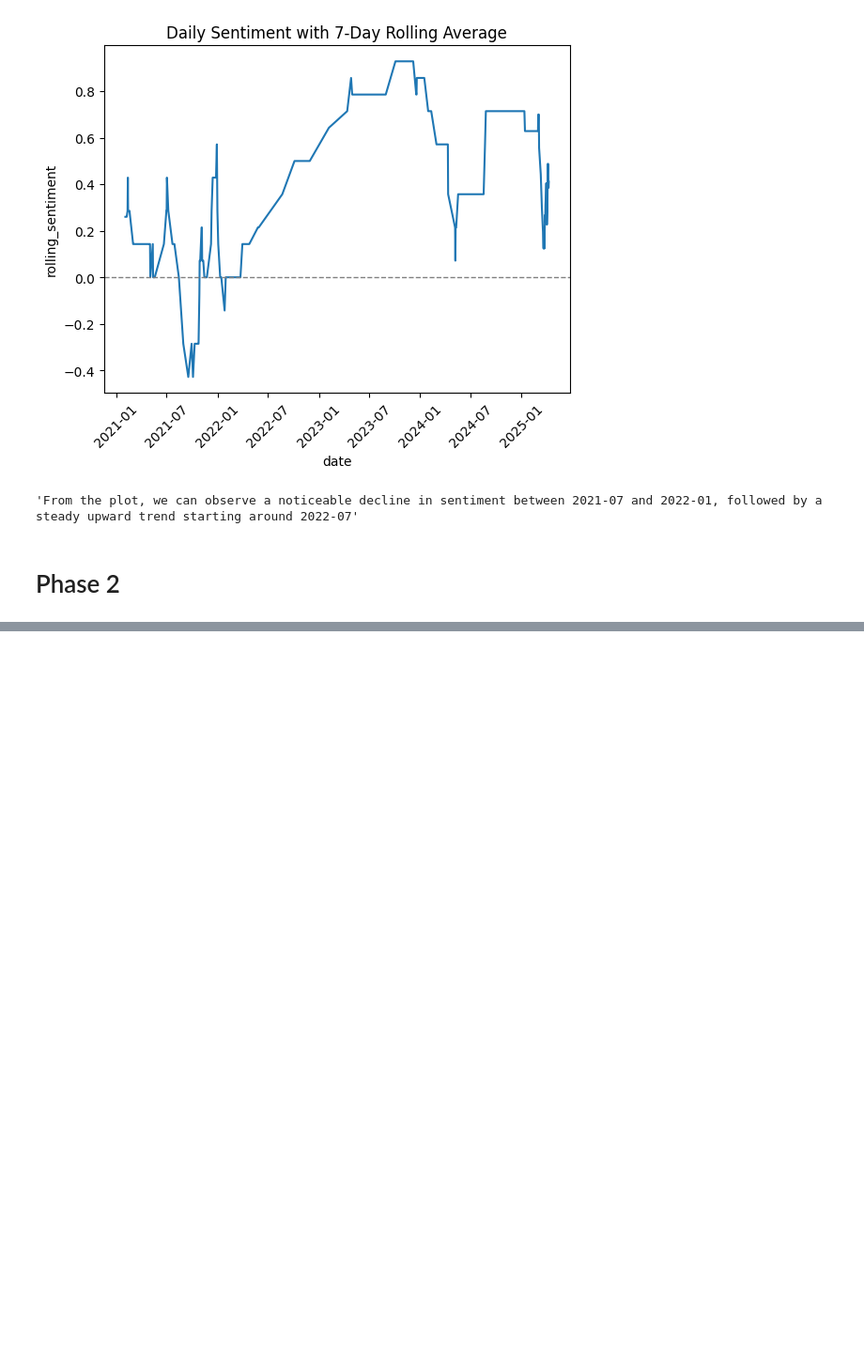
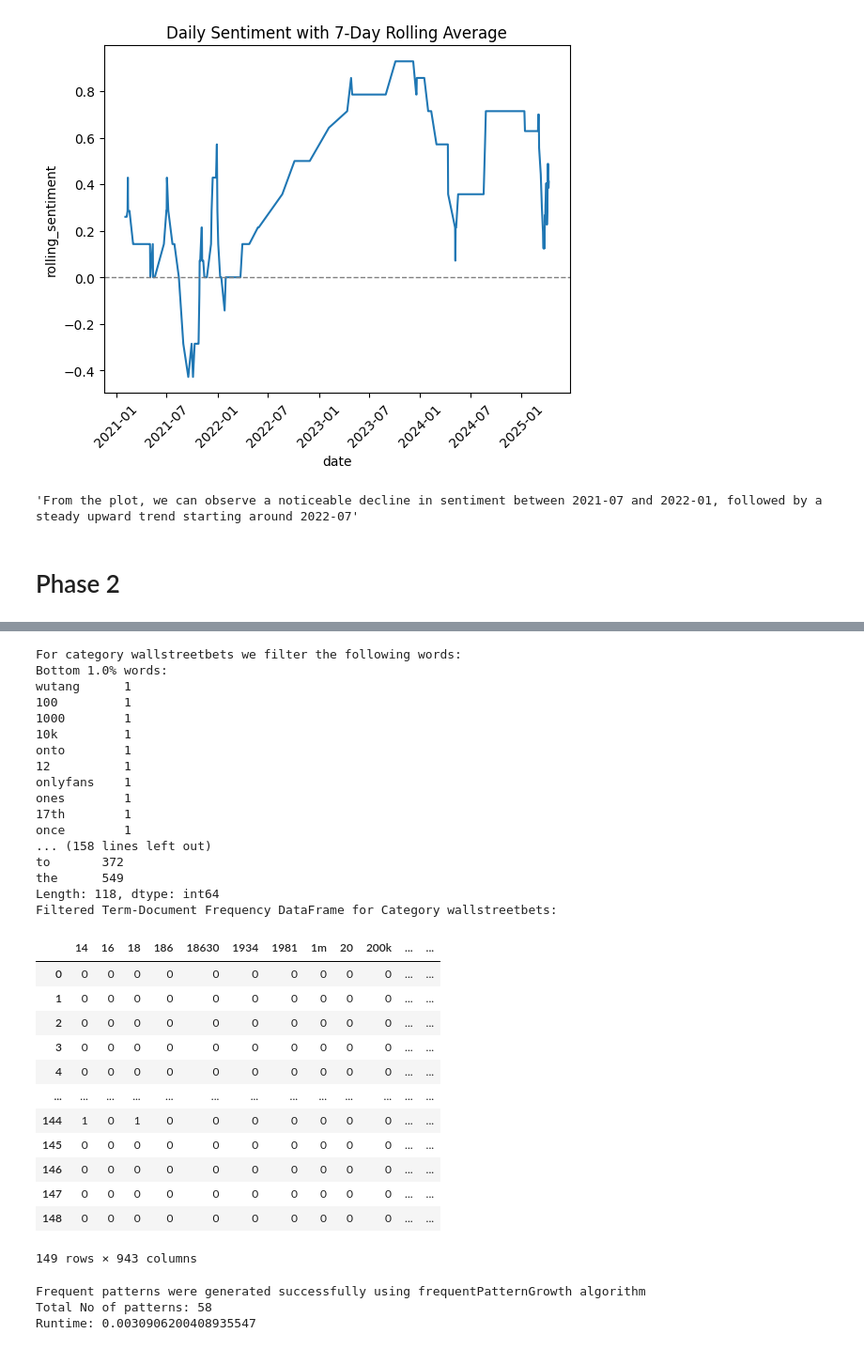
Before and after one commit to OwenHsieh26274/DM2025-Lab1-Exercise, a Jupyter notebook: DM2025-Lab1-Homework.ipynb, the cells around one changed output, grey strips where cells are left out. Shown at 94% size. Cells and saved outputs as stored; diff of their text form; code cells hidden in the pictures; blank space fills up the shorter version.

```diff
--- a/DM2025-Lab1-Homework.ipynb
+++ b/DM2025-Lab1-Homework.ipynb
@@ -612,0 +722,66 @@ plt.show()
+# %%
+# Filter Data
+
+category_number=0 #You can change it from 0 to 3
+
+# Filter the bottom 1% and top 5% words based on their sum across all documents
+def filter_top_bottom_words_by_sum(term_document_df, top_percent=0.05, bottom_percent=0.01):
+    # Calculate the sum of each word across all documents
+    word_sums = term_document_df.sum(axis=0)
+
+    # Sort the words by their total sum
+    sorted_words = word_sums.sort_values()
+
+    # Calculate the number of words to remove
+    total_words = len(sorted_words)
+    top_n = int(top_percent * total_words)
+    bottom_n = int(bottom_percent * total_words)
+
+    # Get the words to remove from the top 5% and bottom 1%
+    words_to_remove = pd.concat([sorted_words.head(bottom_n), sorted_words.tail(top_n)]).index
+    print(f'Bottom {bottom_percent*100}% words: \n{sorted_words.head(bottom_n)}') #Here we print which words correspond to the bottom percentage we filter
+    print(f'Top {top_percent*100}% words: \n{sorted_words.tail(top_n)}') #Here we print which words correspond to the top percentage we filter
+    # Return the DataFrame without the filtered words
+    return term_document_df.drop(columns=words_to_remove)
+
+# Apply the filtering function to each category
+term_document_dfs = {}
+
+for category in categories:
+    print(f'\nFor category {category} we filter the following words:')
+    term_document_dfs[category] = filter_top_bottom_words_by_sum(filt_term_document_dfs[category])
+
+# Example: Display the filtered DataFrame for one of the categories
+print(f"Filtered Term-Document Frequency DataFrame for Category {categories[category_number]}:")
+term_document_dfs[categories[category_number]]
+# %% [output]
+For category wallstreetbets we filter the following words:
+Bottom 1.0% words:
+wutang      1
+100         1
+1000        1
+10k         1
+onto        1
+12          1
+onlyfans    1
+ones        1
+17th        1
+once        1
+... (158 lines left out)
+to       372
+the      549
+Length: 118, dtype: int64
+Filtered Term-Document Frequency DataFrame for Category wallstreetbets:
+|  | 14 | 16 | 18 | 186 | 18630 | 1934 | 1981 | 1m | 20 | 200k | ... | ... |
+| 0 | 0 | 0 | 0 | 0 | 0 | 0 | 0 | 0 | 0 | 0 | ... | ... |
+| 1 | 0 | 0 | 0 | 0 | 0 | 0 | 0 | 0 | 0 | 0 | ... | ... |
+| 2 | 0 | 0 | 0 | 0 | 0 | 0 | 0 | 0 | 0 | 0 | ... | ... |
+| 3 | 0 | 0 | 0 | 0 | 0 | 0 | 0 | 0 | 0 | 0 | ... | ... |
+| 4 | 0 | 0 | 0 | 0 | 0 | 0 | 0 | 0 | 0 | 0 | ... | ... |
+| ... | ... | ... | ... | ... | ... | ... | ... | ... | ... | ... | ... | ... |
+| 144 | 1 | 0 | 1 | 0 | 0 | 0 | 0 | 0 | 0 | 0 | ... | ... |
+| 145 | 0 | 0 | 0 | 0 | 0 | 0 | 0 | 0 | 0 | 0 | ... | ... |
+| 146 | 0 | 0 | 0 | 0 | 0 | 0 | 0 | 0 | 0 | 0 | ... | ... |
+| 147 | 0 | 0 | 0 | 0 | 0 | 0 | 0 | 0 | 0 | 0 | ... | ... |
+| 148 | 0 | 0 | 0 | 0 | 0 | 0 | 0 | 0 | 0 | 0 | ... | ... |
+149 rows × 943 columns
@@ -612,0 +804,13 @@ plt.show()
+# %%
+# Generate Frequen Patterns
+from PAMI.frequentPattern.basic import FPGrowth as alg
+minSup=9
+obj1 = alg.FPGrowth(iFile='td_freq_db_StockMarket.csv', minSup=minSup)
+obj1.mine()
+frequentPatternsDF_StockMarket= obj1.getPatternsAsDataFrame()
+print('Total No of patterns: ' + str(len(frequentPatternsDF_StockMarket))) #print the total number of patterns
+print('Runtime: ' + str(obj1.getRuntime())) #measure the runtime
+# %% [output]
+Frequent patterns were generated successfully using frequentPatternGrowth algorithm
+Total No of patterns: 58
+Runtime: 0.0030906200408935547
```
Also changed, not shown: parts of 24 cells of this notebook.
